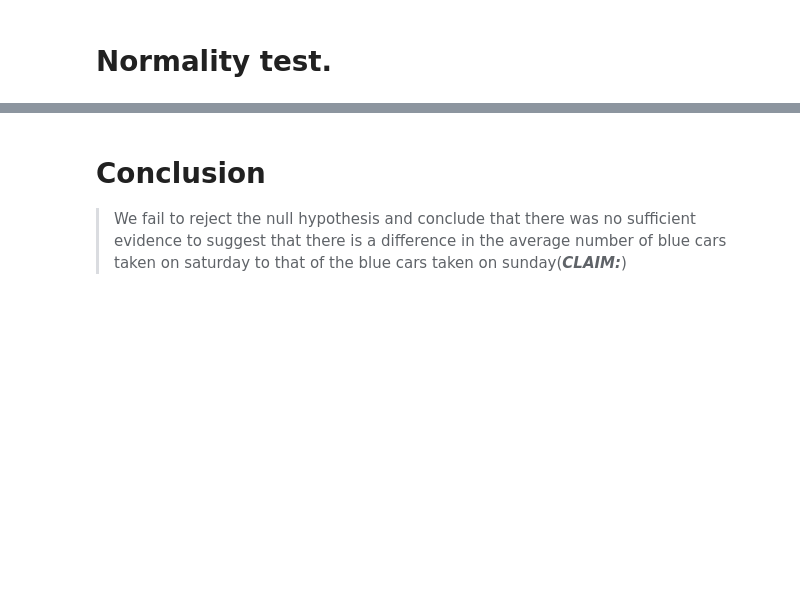
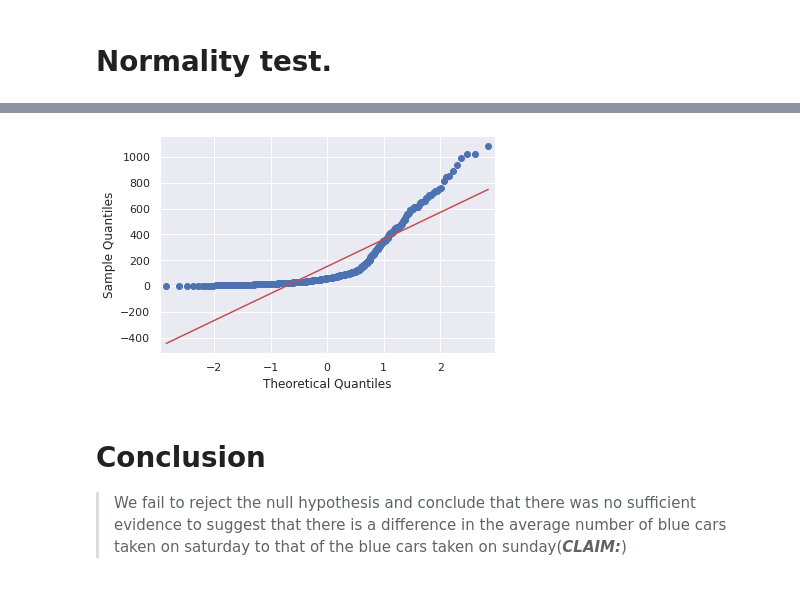
Before and after one commit to silviabarasa/Week4-CoreIP, a Jupyter notebook: SILVIA_WAKASA_week4IP.ipynb, the cells around one changed output, grey strips where cells are left out. Saved outputs shown, nothing was run; the diff lists cells and outputs as text; code cells hidden in the pictures; blank space fills up the shorter version.

```diff
--- a/SILVIA_WAKASA_week4IP.ipynb
+++ b/SILVIA_WAKASA_week4IP.ipynb
@@ -990,3 +1029,17 @@ Confidence interval:
+# %%
+
+# Importing libraries to plot our Q-Q plot
+from statsmodels.graphics.gofplots import qqplot
+from matplotlib import pyplot
+from numpy.random import seed
+# seed the random number generator
+seed(1)
+
+# q-q plot
+qqplot(df2['bluecars_taken_sum'], line='s')
+pyplot.show()
+# %% [output]
+[figure, added]
 # %% [markdown]
 # Conclusion
 > We fail to reject the null hypothesis and conclude that there was no sufficient evidence to suggest that there is a difference in the average number of blue cars taken on saturday to that of the blue cars taken on sunday(***CLAIM:***)
```
Also changed, not shown: parts of 2 cells of this notebook.
